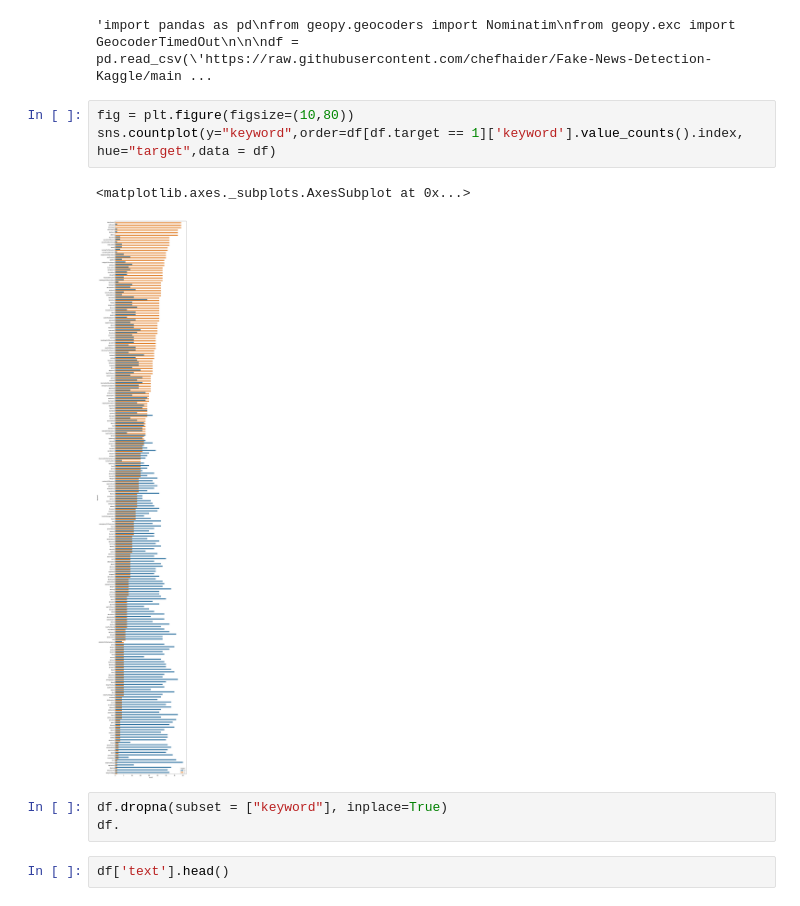
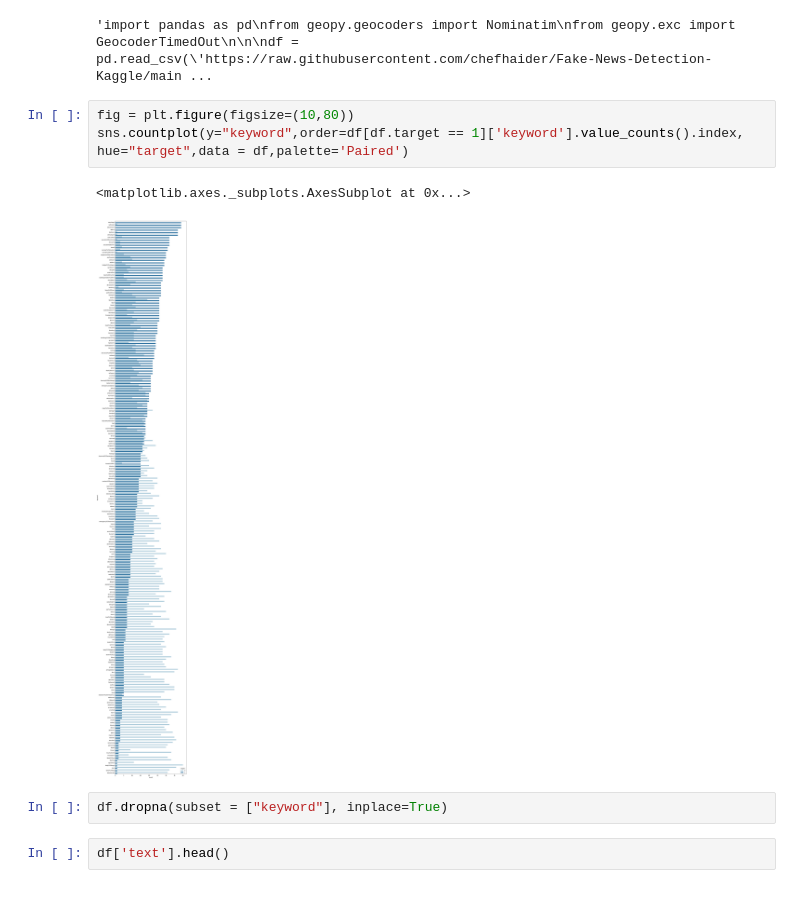
Before and after one commit to chefhaider/Fake-News-Detection, a Jupyter notebook: notebook.ipynb, the cells around one changed output. Cells and saved outputs as stored; diff of their text form.

```diff
--- a/notebook.ipynb
+++ b/notebook.ipynb
@@ -72,13 +72,12 @@ for val in df.location:
 'import pandas as pd\nfrom geopy.geocoders import Nominatim\nfrom geopy.exc import GeocoderTimedOut\n\n\ndf = pd.read_csv(\'https://raw.githubusercontent.com/chefhaider/Fake-News-Detection-Kaggle/main ...
 # %%
 fig = plt.figure(figsize=(10,80))
-sns.countplot(y="keyword",order=df[df.target == 1]['keyword'].value_counts().index, hue="target",data = df)
+sns.countplot(y="keyword",order=df[df.target == 1]['keyword'].value_counts().index, hue="target",data = df,palette='Paired')
 # %% [output]
 <matplotlib.axes._subplots.AxesSubplot at 0x...>
-[figure, old version]
+[figure, new version]
 # %%
 df.dropna(subset = ["keyword"], inplace=True)
-df.
 # %%
 df['text'].head()
 # %% [output]
```
Also changed, not shown: parts of 3 cells of this notebook.
